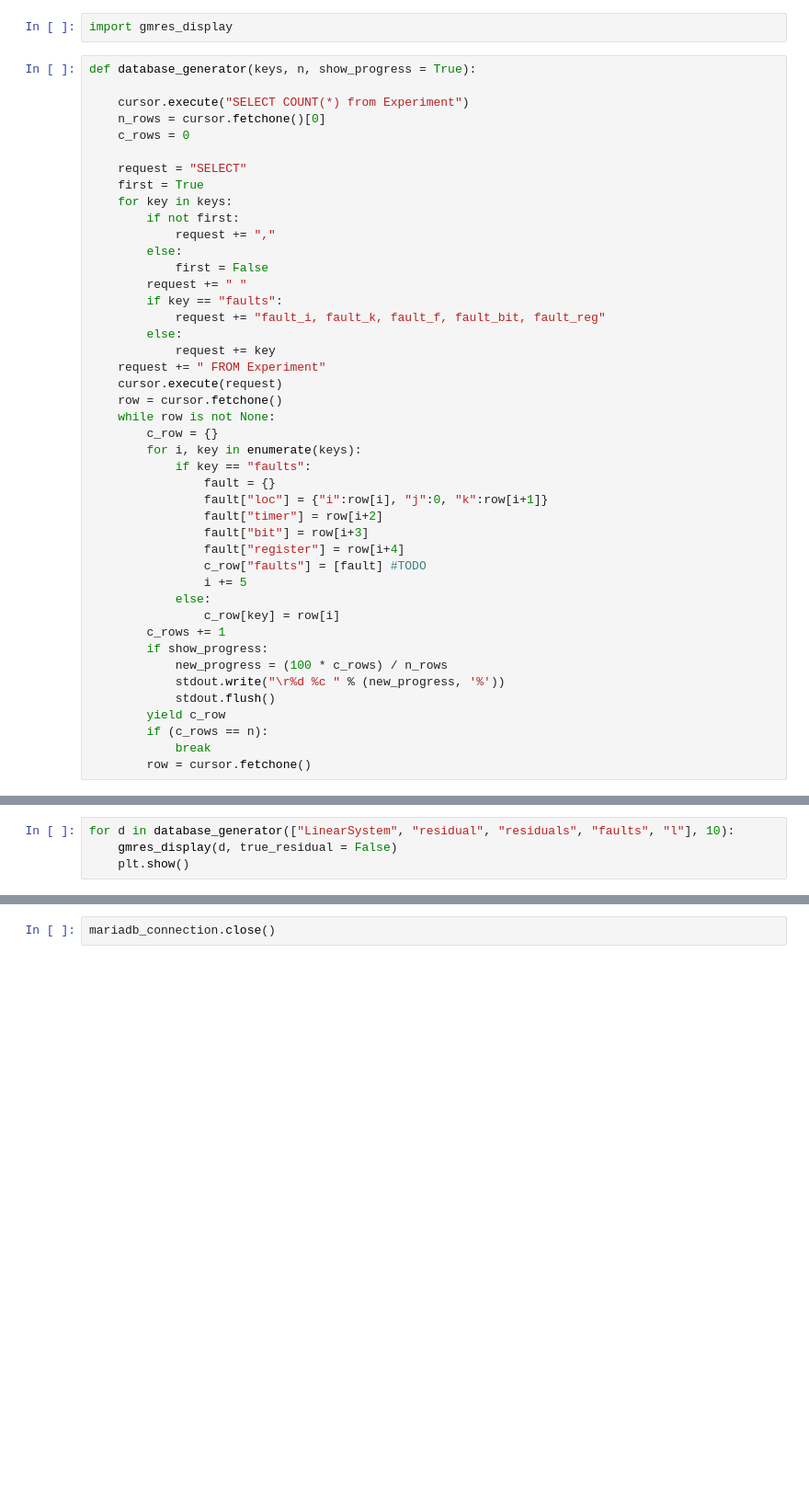
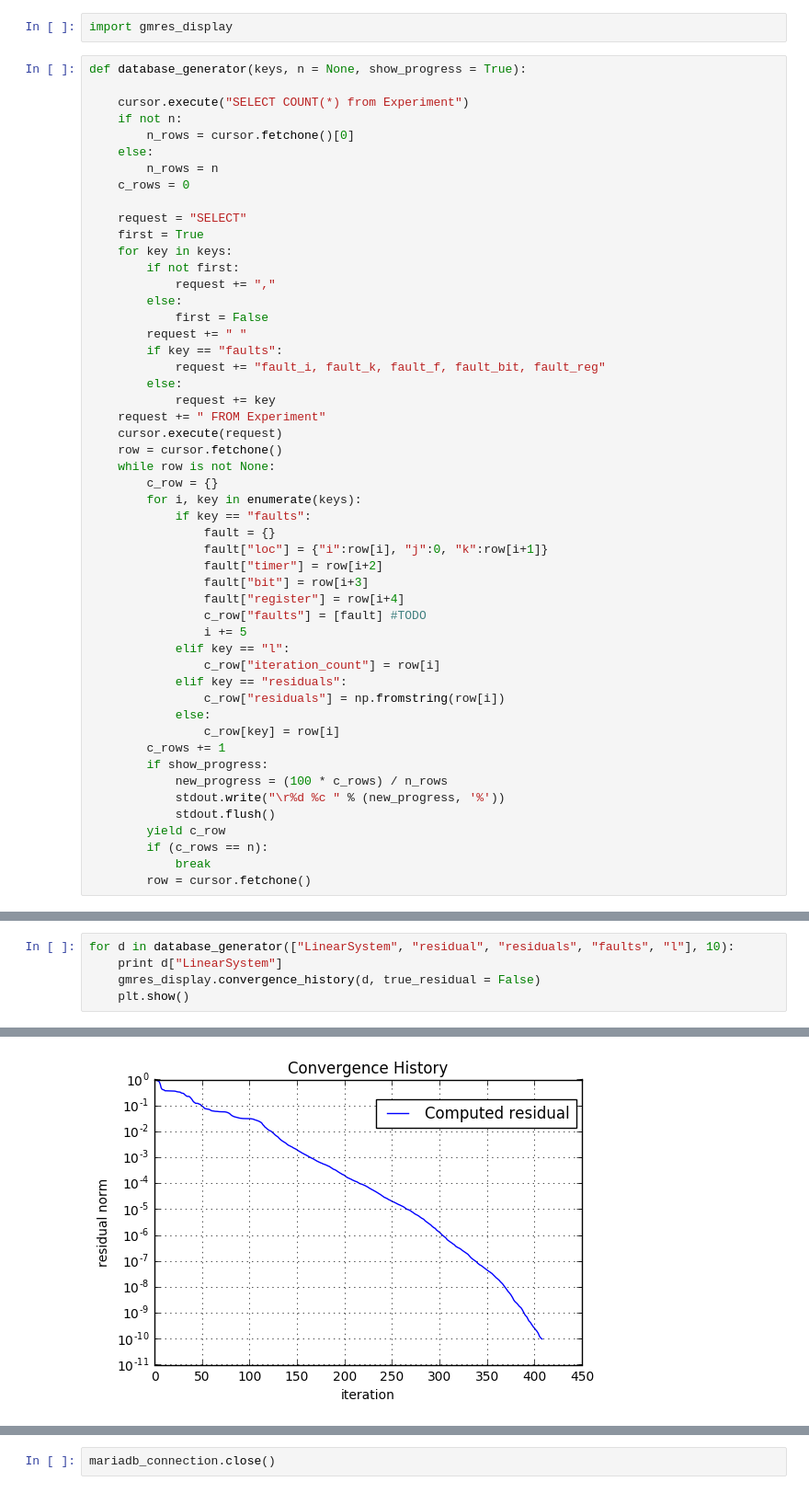
Before and after one commit to alemoreau/Resilience, a Jupyter notebook: GMRES.ipynb, the cells around one changed output, grey strips where cells are left out. Shown at 92% size. Cells and saved outputs as stored; diff of their text form; blank space fills up the shorter version.

Commit message:
New database insertion

```diff
--- a/GMRES.ipynb
+++ b/GMRES.ipynb
@@ -13,10 +15,13 @@ cursor = mariadb_connection.cursor()
 # %%
 import gmres_display
 # %%
-def database_generator(keys, n, show_progress = True):
+def database_generator(keys, n = None, show_progress = True):
 
     cursor.execute("SELECT COUNT(*) from Experiment")
-    n_rows = cursor.fetchone()[0]
+    if not n:
+        n_rows = cursor.fetchone()[0]
+    else:
+        n_rows = n
     c_rows = 0
 
     request = "SELECT"
@@ -45,6 +50,10 @@ def database_generator(keys, n, show_progress = True):
                 fault["register"] = row[i+4]
                 c_row["faults"] = [fault] #TODO
                 i += 5
+            elif key == "l":
+                c_row["iteration_count"] = row[i]
+            elif key == "residuals":
+                c_row["residuals"] = np.fromstring(row[i])
             else:
                 c_row[key] = row[i]
         c_rows += 1
@@ -100,6 +116,7 @@ def load(keys, show_progress = True):
     return result
 # %%
 for d in database_generator(["LinearSystem", "residual", "residuals", "faults", "l"], 10):
-    gmres_display(d, true_residual = False)
+    print d["LinearSystem"]
+    gmres_display.convergence_history(d, true_residual = False)
     plt.show()
 # %% [output]
@@ -106,0 +124 @@ for d in database_generator(["LinearSystem", "residual", "residuals", "faults",
+[figure, added]
```
Also changed, not shown: parts of 3 cells of this notebook, 17 other files.
